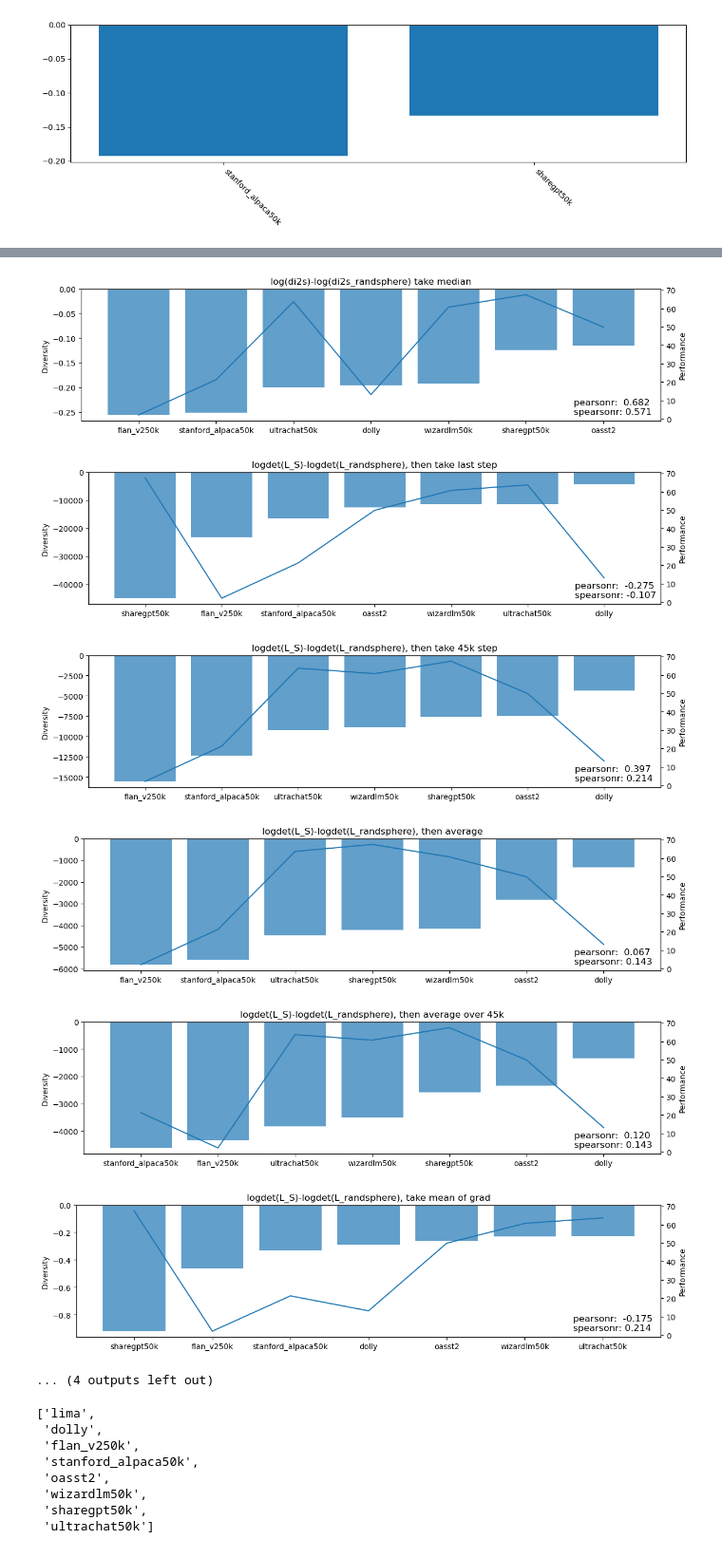
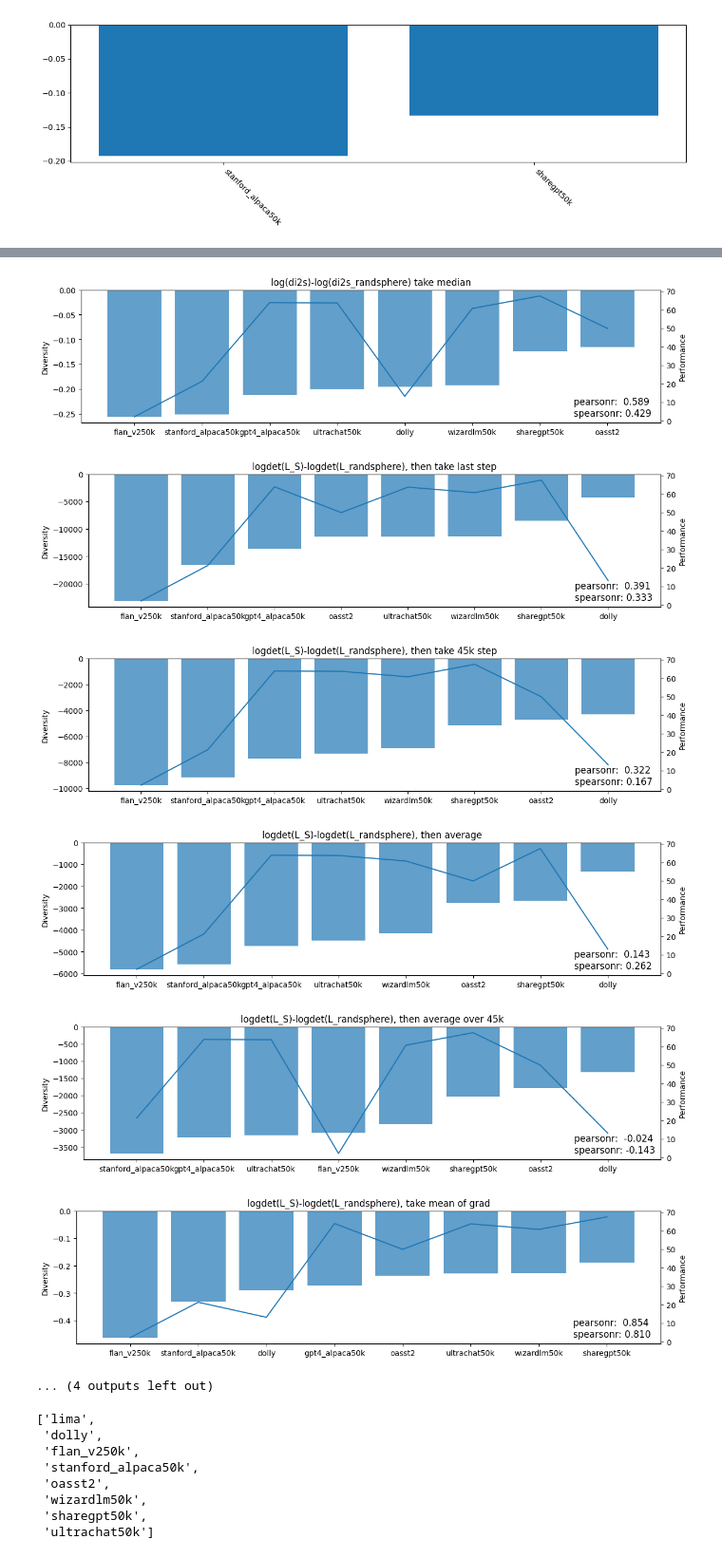
Before and after one commit to tt6746690/open-instruct, a Jupyter notebook: scripts/note_pruning.ipynb, the cells around one changed output, grey strips where cells are left out. Shown at 95% size. Cells and saved outputs as stored; diff of their text form; code cells hidden in the pictures.

```diff
--- a/scripts/note_pruning.ipynb
+++ b/scripts/note_pruning.ipynb
@@ -759,9 +744,9 @@ ord_to_sort_by = {
     ##
     ## {vmf,rbf}  x {text,grad}
     ##
-    'greedy': f'dppmap_k=vmf_gamma=1_kmd=mpnet_kemb=text+embedding', # mpnet text
+#     'greedy': f'dppmap_k=vmf_gamma=1_kmd=mpnet_kemb=text+embedding', # mpnet text
 #     'greedy': f'dppmap_k=rbf_gamma=1e-3_kmd={kmd}_kemb=text+embedding', # text
-#     'greedy': f'dppmap_k=vmf_gamma=1_kmd={kmd}_kemb=grad+rp+loraB', # grad
+    'greedy': f'dppmap_k=vmf_gamma=1_kmd={kmd}_kemb=grad+rp+loraB', # grad
 #     'greedy': f'dppmap_k=vmf_gamma=10_kmd={kmd}_kemb=text+embedding', # text
 #     'greedy': f'dppmap_k=rbf_gamma=1e-2_kmd={md}_kemb=grad+rp+loraB', # grad
 }
@@ -797,7 +782,7 @@ mgs.update({
 
 # mgs.update({
 #     ('flan_v2', k): get_dppmap_marginal_gains(v, 'flan_v2') for k, v in {
-#         'randsphere': f'dppmap_k=vmf_gamma=1_kmd=randspherep768_kemb=grad+rp+loraB+N50000',
+#         'randsphere': f'dppmap_k=vmf_gamma=1_kmd=randspherep768_kemb=grad+rp+loraB',
 #     }.items()
 # })
 
@@ -993,6 +976,10 @@ fig.tight_layout()
 # %% [output]
 [figure]
 # %%
-x = np.array([1,2,3])
-np.where(x>=2)
+
+
+logdet_marginal_gain = {
+    dataset: mgs[(dataset, 'greedy')] for dataset in dataset_list
+}
+logdet_marginal_gain_reference = mgs[('flan_v2', 'randsphere')]
 # %% [output]
@@ -999,0 +988,6 @@ np.where(x>=2)
+# %%
+
+fig, ax = plt.subplots(1,1,figsize=(4,4))
+ax.plot(logdet_marginal_gain_reference, label='reference')
+ax.plot(logdet_marginal_gain['sharegpt50k'], label='sharegpt')
+ax.set_ylim((-5,1))
@@ -1000,9 +997,14 @@ np.where(x>=2)
 # %%
 
-
+import scipy
 def compute_logdetL_diff(marginal_gains_dataset1, marginal_gains_dataset2, max_len=None):
     """ Computes logdetL_d1 - logdetL_d2.
         return vector with length as min of the two input vectors. """
+    ## remove too small of a marginal gain
+    inds = np.where(marginal_gains_dataset1>=-5)[0]
+    marginal_gains_dataset1 = marginal_gains_dataset1[inds]
+    marginal_gains_dataset2 = marginal_gains_dataset2[inds]
+
     logdetL_dataset1 = np.cumsum(marginal_gains_dataset1)
     logdetL_dataset2 = np.cumsum(marginal_gains_dataset2)
     if max_len is None:
@@ -1066,6 +1068,8 @@ def plt_diversity_and_performance(divs, perfs, sort_by='div'):
     fig.tight_layout()
     return fig, ax
 
+max_len_45k = 45000
+max_len_45k = 39000
 
 divs = {dataset: mgs[(dataset, 'greedy')][-1] for dataset in dataset_list}
 fig, ax = plt_diversity_and_performance(divs, perf_fullfinetune)
@@ -1077,13 +1081,13 @@ fig, ax = plt_diversity_and_performance(divs, perf_fullfinetune)
 ax.set_title('log(di2s) mean')
 
 
-divs = {dataset: compute_log_marginal_gains_diff(mgs[(dataset, 'greedy')], mgs[('flan_v2', 'randsphere')])[:30_000].mean() for dataset in dataset_list}
-fig, ax = plt_diversity_and_performance(divs, perf_fullfinetune)
-ax.set_title('log(di2s)-log(di2s_randsphere) take mean for first 30k steps')
+# divs = {dataset: compute_log_marginal_gains_diff(mgs[(dataset, 'greedy')], mgs[('flan_v2', 'randsphere')])[:30_000].mean() for dataset in dataset_list}
+# fig, ax = plt_diversity_and_performance(divs, perf_fullfinetune)
+# ax.set_title('log(di2s)-log(di2s_randsphere) take mean for first 30k steps')
 
-divs = {dataset: compute_log_marginal_gains_diff(mgs[(dataset, 'greedy')], mgs[('flan_v2', 'randsphere')])[:45_000].mean() for dataset in dataset_list}
-fig, ax = plt_diversity_and_performance(divs, perf_fullfinetune)
-ax.set_title('log(di2s)-log(di2s_randsphere) take mean for first 45k steps')
+# divs = {dataset: compute_log_marginal_gains_diff(mgs[(dataset, 'greedy')], mgs[('flan_v2', 'randsphere')])[:45_000].mean() for dataset in dataset_list}
+# fig, ax = plt_diversity_and_performance(divs, perf_fullfinetune)
+# ax.set_title('log(di2s)-log(di2s_randsphere) take mean for first 45k steps')
 
 
 divs = {dataset: compute_log_marginal_gains_diff(mgs[(dataset, 'greedy')], mgs[('flan_v2', 'randsphere')]).mean() for dataset in dataset_list}
@@ -1101,7 +1105,7 @@ divs = {dataset: compute_logdetL_diff(mgs[(dataset, 'greedy')], mgs[('flan_v2',
 fig, ax = plt_diversity_and_performance(divs, perf_fullfinetune)
 ax.set_title('logdet(L_S)-logdet(L_randsphere), then take last step')
 
-divs = {dataset: compute_logdetL_diff(mgs[(dataset, 'greedy')], mgs[('flan_v2', 'randsphere')])[-1 if dataset in ['lima', 'dolly', 'oasst1'] else 45_000] for dataset in dataset_list}
+divs = {dataset: compute_logdetL_diff(mgs[(dataset, 'greedy')], mgs[('flan_v2', 'randsphere')])[-1 if dataset in ['lima', 'dolly', 'oasst1'] else max_len_45k] for dataset in dataset_list}
 fig, ax = plt_diversity_and_performance(divs, perf_fullfinetune)
 ax.set_title('logdet(L_S)-logdet(L_randsphere), then take 45k step')
 
@@ -1111,7 +1115,7 @@ fig, ax = plt_diversity_and_performance(divs, perf_fullfinetune)
 ax.set_title('logdet(L_S)-logdet(L_randsphere), then average')
 
 
-divs = {dataset: compute_logdetL_diff(mgs[(dataset, 'greedy')], mgs[('flan_v2', 'randsphere')], max_len=45_000).mean() for dataset in dataset_list}
+divs = {dataset: compute_logdetL_diff(mgs[(dataset, 'greedy')], mgs[('flan_v2', 'randsphere')], max_len=max_len_45k).mean() for dataset in dataset_list}
 fig, ax = plt_diversity_and_performance(divs, perf_fullfinetune)
 ax.set_title('logdet(L_S)-logdet(L_randsphere), then average over 45k')
 
@@ -1125,17 +1129,17 @@ fig, ax = plt_diversity_and_performance(divs, perf_fullfinetune)
 ax.set_title('logdet(L_S)-logdet(L_randsphere), take median of grad')
 
 
-divs = {dataset: np.gradient(compute_logdetL_diff(mgs[(dataset, 'greedy')], mgs[('flan_v2', 'randsphere')], max_len=45_000)).mean() for dataset in dataset_list}
+divs = {dataset: np.gradient(compute_logdetL_diff(mgs[(dataset, 'greedy')], mgs[('flan_v2', 'randsphere')], max_len=max_len_45k)).mean() for dataset in dataset_list}
 fig, ax = plt_diversity_and_performance(divs, perf_fullfinetune)
 ax.set_title('logdet(L_S)-logdet(L_randsphere), take mean of grad for first 45k steps')
 
 
-divs = {dataset: np.median(np.gradient(compute_logdetL_diff(mgs[(dataset, 'greedy')], mgs[('flan_v2', 'randsphere')], max_len=45_000))) for dataset in dataset_list}
+divs = {dataset: np.median(np.gradient(compute_logdetL_diff(mgs[(dataset, 'greedy')], mgs[('flan_v2', 'randsphere')], max_len=max_len_45k))) for dataset in dataset_list}
 fig, ax = plt_diversity_and_performance(divs, perf_fullfinetune)
 ax.set_title('logdet(L_S)-logdet(L_randsphere), take median of grad for first 45k steps')
 
 
-divs = {dataset: np.gradient(compute_logdetL_diff(mgs[(dataset, 'greedy')], mgs[('flan_v2', 'randsphere')]))[-1 if dataset in ['lima', 'dolly', 'oasst1'] else 45_000] for dataset in dataset_list}
+divs = {dataset: np.gradient(compute_logdetL_diff(mgs[(dataset, 'greedy')], mgs[('flan_v2', 'randsphere')]))[-1 if dataset in ['lima', 'dolly', 'oasst1'] else max_len_45k] for dataset in dataset_list}
 fig, ax = plt_diversity_and_performance(divs, perf_fullfinetune)
 ax.set_title('logdet(L_S)-logdet(L_randsphere), compute grad, take at 45k step')
 # %% [output]
@@ -1148,8 +1152,8 @@ Text(0.5, 1.0, 'logdet(L_S)-logdet(L_randsphere), compute grad, take at 45k step
-[figure, old version]
+[figure, new version]
-[figure, old version]
+[figure, new version]
-[figure, old version]
+[figure, new version]
-[figure, old version]
+[figure, new version]
-[figure, old version]
+[figure, new version]
-[figure, old version]
+[figure, new version]
 ... (4 outputs left out)
 # %%
```
Also changed, not shown: parts of 9 cells of this notebook, 1 other file.
